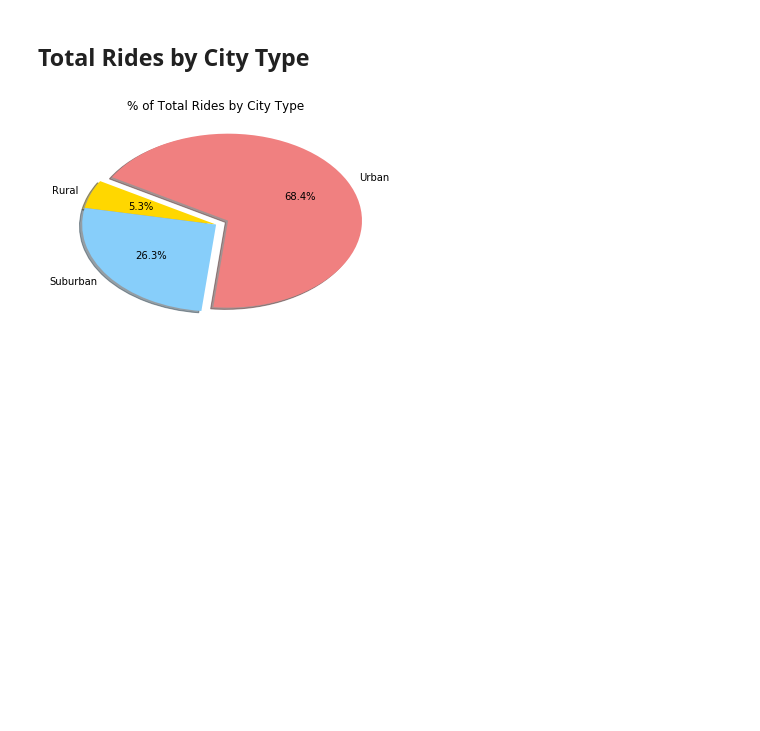
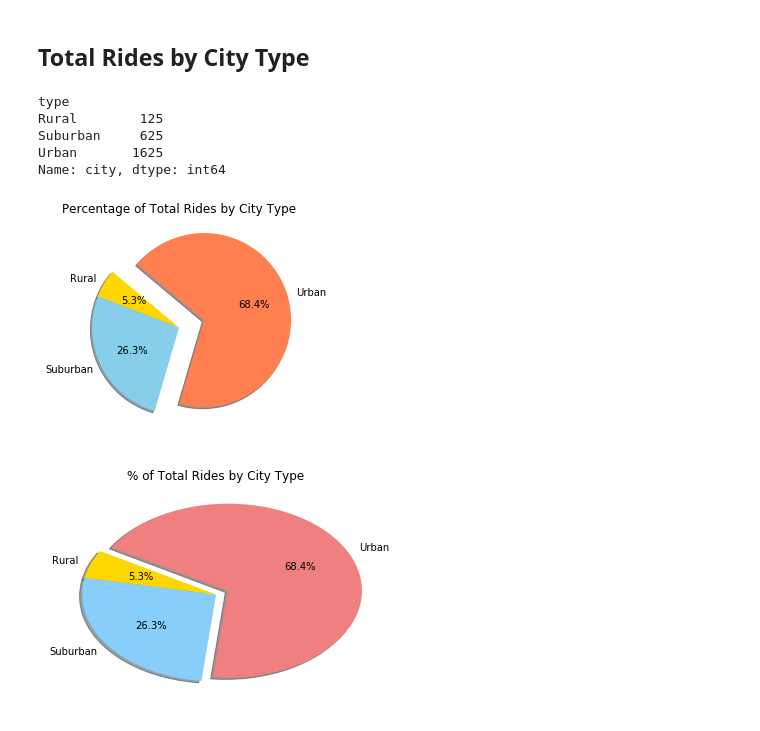
Before and after one commit to dudealy/HW5, a Jupyter notebook: pyber_starter.ipynb, the cells around one changed output. Saved outputs shown, nothing was run; the diff lists cells and outputs as text; code cells hidden in the pictures; blank space fills up the shorter version.

```diff
--- a/pyber_starter.ipynb
+++ b/pyber_starter.ipynb
@@ -112,15 +105,25 @@ plt.show()
 ## Total Rides by City Type
 # %%
 # Calculate Ride Percents
-
+rides_by_city_type=combined_data.groupby('type').city.count()
 # Build Pie Chart
 labels=['Rural','Suburban','Urban']
 colors=['Gold','SkyBlue','Coral']
 explode=(0,0,0.3)
 
-plt.pie(fares_by_type_sum,explode=explode, labels=labels, colors=colors,
+plt.pie(rides_by_city_type,explode=explode, labels=labels, colors=colors,
        autopct="%1.1f%%", shadow=True, startangle=140)
+plt.title("Percentage of Total Rides by City Type")
 # Save Figure
+
+rides_by_city_type.head()
+# %% [output]
+type
+Rural        125
+Suburban     625
+Urban       1625
+Name: city, dtype: int64
+[figure, added]
 # %%
 # Show Figure
 plt.show()
```
Also changed, not shown: parts of 3 cells of this notebook.
